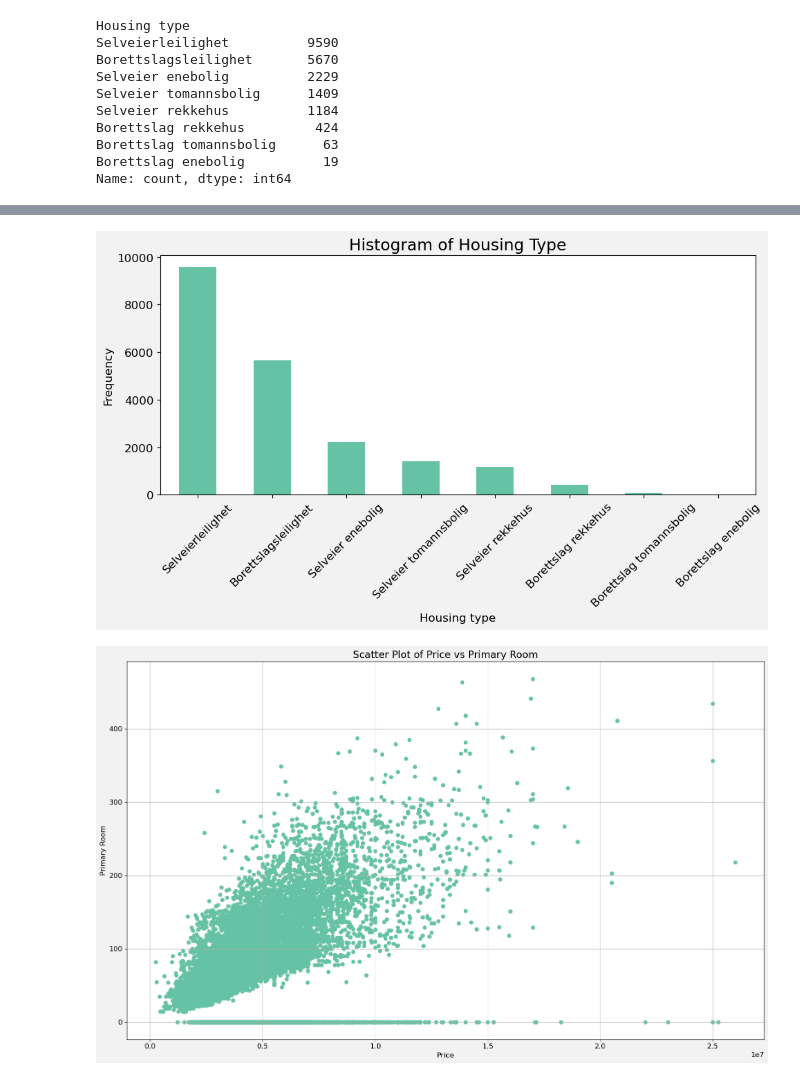
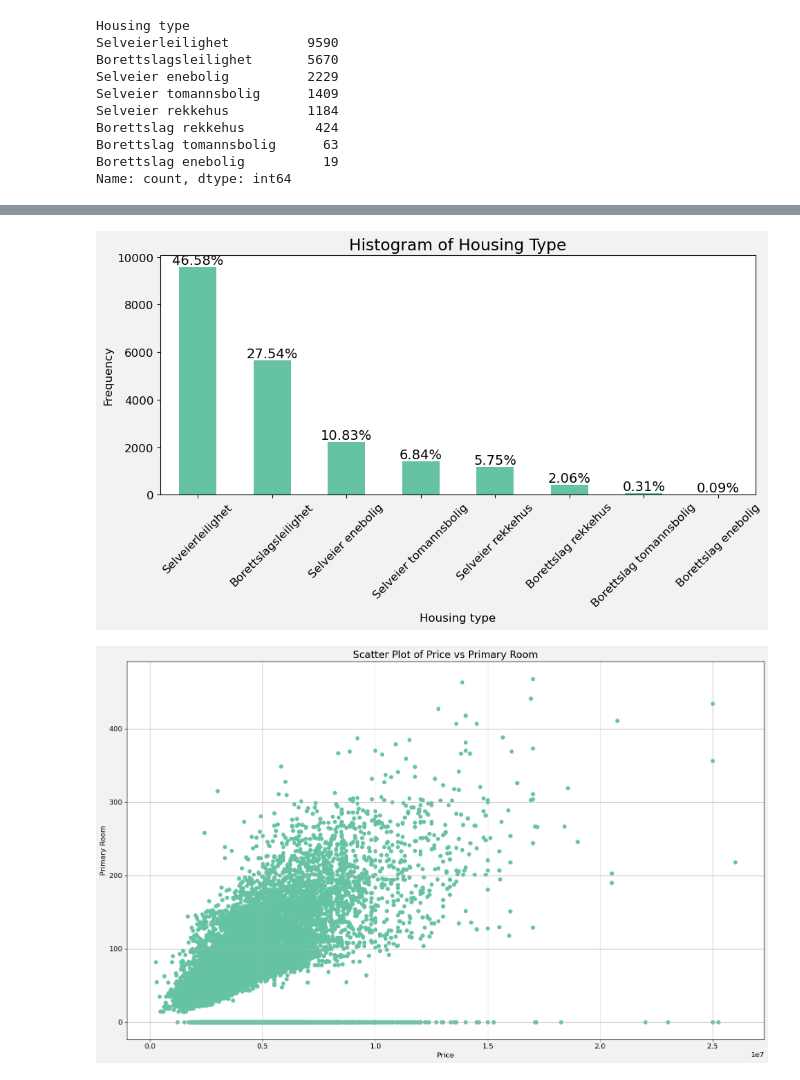
Before and after one commit to sebalexsmith/Bachelor-Thesis-Business-Analytics, a Jupyter notebook: Mats/Descriptive.ipynb, the cells around one changed output, grey strips where cells are left out. Saved outputs shown, nothing was run; the diff lists cells and outputs as text; code cells hidden in the pictures.

```diff
--- a/Mats/Descriptive.ipynb
+++ b/Mats/Descriptive.ipynb
@@ -85,22 +84,26 @@ plt.show()
 # %%
-# Plotting histogram of housing types
 plt.figure(figsize=(10, 6))
 
+housing_type_counts = df['Housing type'].value_counts()
+total_count = housing_type_counts.sum()
+
 # Plot histogram
-df['Housing type'].value_counts().plot(kind='bar')
-
-# Adding labels and title
+housing_type_counts.plot(kind='bar')
 plt.title('Histogram of Housing Type')
 plt.ylabel('Frequency')
 
-# Rotate x-axis labels for better readability
+# Rotate x-axis
 plt.xticks(rotation=45)
 
-# Show plot
+# Calculate and display percentage labels
+for i, count in enumerate(housing_type_counts):
+    percentage = (count / total_count) * 100
+    plt.text(i, count, f'{percentage:.2f}%', ha='center', va='bottom')
+
 plt.tight_layout()
 plt.show()
 # %% [output]
-[figure, old version]
+[figure, new version]
 # %%
 # Price against Primary room
 plt.figure(figsize=(16, 10))  # Adjust figure size as needed
```
Also changed, not shown: parts of 13 cells of this notebook.
